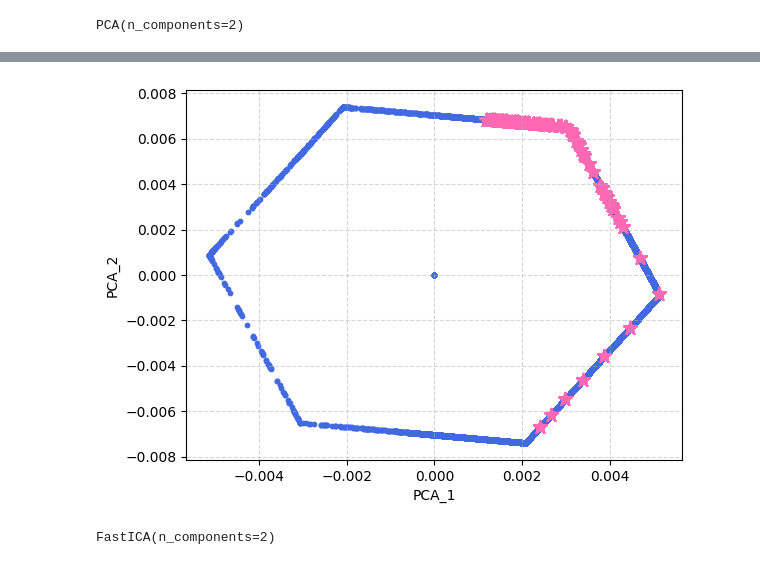
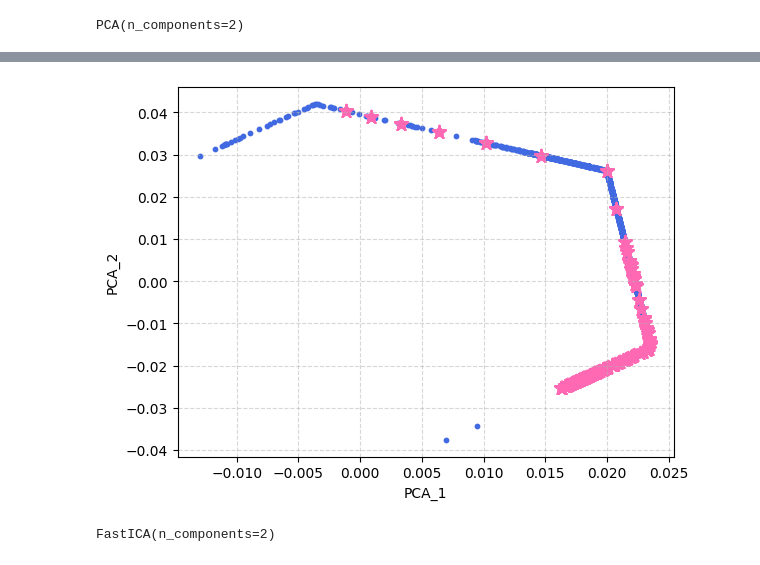
Before and after one commit to aswinsuresh24/rsg_phot, a Jupyter notebook: rsg_phot.ipynb, the cells around one changed output, grey strips where cells are left out. Saved outputs shown, nothing was run; the diff lists cells and outputs as text; code cells hidden in the pictures.

```diff
--- a/rsg_phot.ipynb
+++ b/rsg_phot.ipynb
@@ -56,16 +59,16 @@ f090w_mag, f150w_mag, f277w_mag = [], [], []
 
 for i,lum in tqdm(enumerate(lums)):
     for j,tau in enumerate(taus):
-        # for k,temp in enumerate(rsg_temps):
-        try:
-            rsgmag = syn_rsg.compute_rsg_mag(filts, tau, lum, 4000*u.K, 1000 * u.K, 16.07*u.Mpc)
-            f090w_mag.append(rsgmag['f090w'].value)
-            f150w_mag.append(rsgmag['f150w'].value)
-            f277w_mag.append(rsgmag['f277w'].value)
-        except:
-            f090w_mag.append(np.nan)
-            f090w_mag.append(np.nan)
-            f277w_mag.append(np.nan)
+        for k,temp in enumerate(rsg_temps):
+            try:
+                rsgmag = syn_rsg.compute_rsg_mag(filts, tau, lum, temp, 1000 * u.K, 16.07*u.Mpc)
+                f090w_mag.append(rsgmag['f090w'].value)
+                f150w_mag.append(rsgmag['f150w'].value)
+                f277w_mag.append(rsgmag['f277w'].value)
+            except:
+                f090w_mag.append(np.nan)
+                f090w_mag.append(np.nan)
+                f277w_mag.append(np.nan)
 
 f090w_mag, f150w_mag, f277w_mag  = np.array(f090w_mag), np.array(f150w_mag), np.array(f277w_mag)
 # %%
@@ -83,9 +91,9 @@ plt.grid(alpha=0.3, linestyle='--')
 # %%
-mags = np.loadtxt('data/dolphot/ngc5643_mags.txt')
+mags = np.loadtxt('data/dolphot/ngc5643_phot/ngc5643_mags.txt')
 f090, f150, f277 = mags[0], mags[1], mags[2]
 
 col = f090-f150
-mag = f150-f277
+mag = f150
 # %%
 def lin(x, m, c):
     return m*x+c
@@ -158,8 +166,19 @@ mmax_scaler = MinMaxScaler()
 # %%
 model_mags = np.vstack([f090w_mag, f150w_mag, f277w_mag])
 stacked_mags = np.hstack([mags, model_mags])
+# stacked_mags = copy.copy(mags)
+smg = []
+
+mask = (stacked_mags[0] < 26) & (stacked_mags[1] <26) & (stacked_mags[2] < 26)
+smg.append(stacked_mags[0][mask])
+smg.append(stacked_mags[1][mask])
+smg.append(stacked_mags[2][mask])
+smg = np.array(smg)
+stacked_mags = smg
+icm = np.array(len(mags[0])*[True] + len(model_mags[0])*[False])[mask]
+
 scaled_mags = mmax_scaler.fit_transform(stacked_mags)
-fit_input = scaled_mags
+fit_input = stacked_mags
 pca.fit(fit_input)
 # %% [output]
 PCA(n_components=2)
@@ -166,13 +206,13 @@ PCA(n_components=2)
 # %%
-plt.scatter(pca.components_[0][:len(mags[0])], pca.components_[1][:len(mags[0])], s = 10, color = 'royalblue')
-plt.scatter(pca.components_[0][len(mags[0]):], pca.components_[1][len(mags[0]):], s = 100, marker = '*', color = 'hotpink')
+plt.scatter(pca.components_[0][icm], pca.components_[1][icm], s = 10, color = 'royalblue')
+plt.scatter(pca.components_[0][~icm], pca.components_[1][~icm], s = 100, marker = '*', color = 'hotpink')
 plt.xlabel('PCA_1')
 plt.ylabel('PCA_2')
 # plt.xlim(-0.002, 0.002)
 # plt.ylim(-0.005, 0.005)
 plt.grid(linestyle = '--', alpha = 0.5)
 plt.show()
 # %% [output]
-[figure, old version]
+[figure, new version]
 # %%
 model_mags = np.vstack([f090w_mag, f150w_mag, f277w_mag])
```
Also changed, not shown: parts of 12 cells of this notebook, 3 other files.
